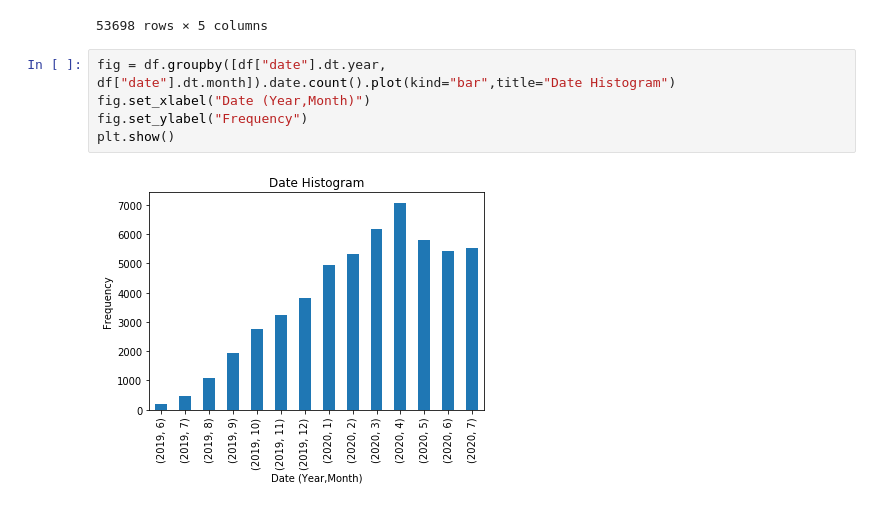
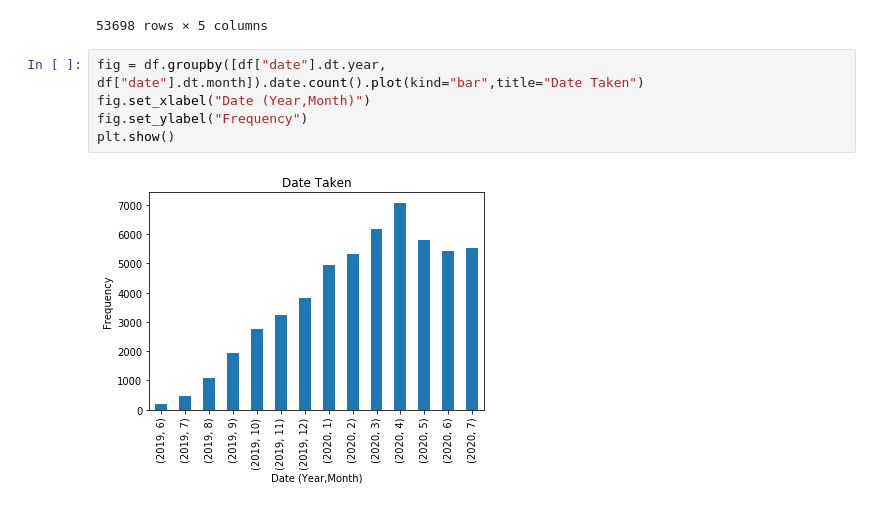
Before and after one commit to scharfm16/patient_dashboard, a Jupyter notebook: GAD-7 Data Analysis.ipynb, the cells around one changed output. Cells and saved outputs as stored; diff of their text form.

```diff
--- a/GAD-7 Data Analysis.ipynb
+++ b/GAD-7 Data Analysis.ipynb
@@ -25,9 +25,9 @@ Total number of Patients: 15502
 | 53697 | 2020-07-31 17:58:53.067462 | 4870 | gad7 | 2020-07-31 17:58:21.004418 | 4 |
 53698 rows × 5 columns
 # %%
-fig = df.groupby([df["date"].dt.year, df["date"].dt.month]).date.count().plot(kind="bar",title="Date Histogram")
+fig = df.groupby([df["date"].dt.year, df["date"].dt.month]).date.count().plot(kind="bar",title="Date Taken")
 fig.set_xlabel("Date (Year,Month)")
 fig.set_ylabel("Frequency")
 plt.show()
 # %% [output]
-[figure, old version]
+[figure, new version]
```
Also changed, not shown: parts of 8 cells of this notebook, 1 other file.
